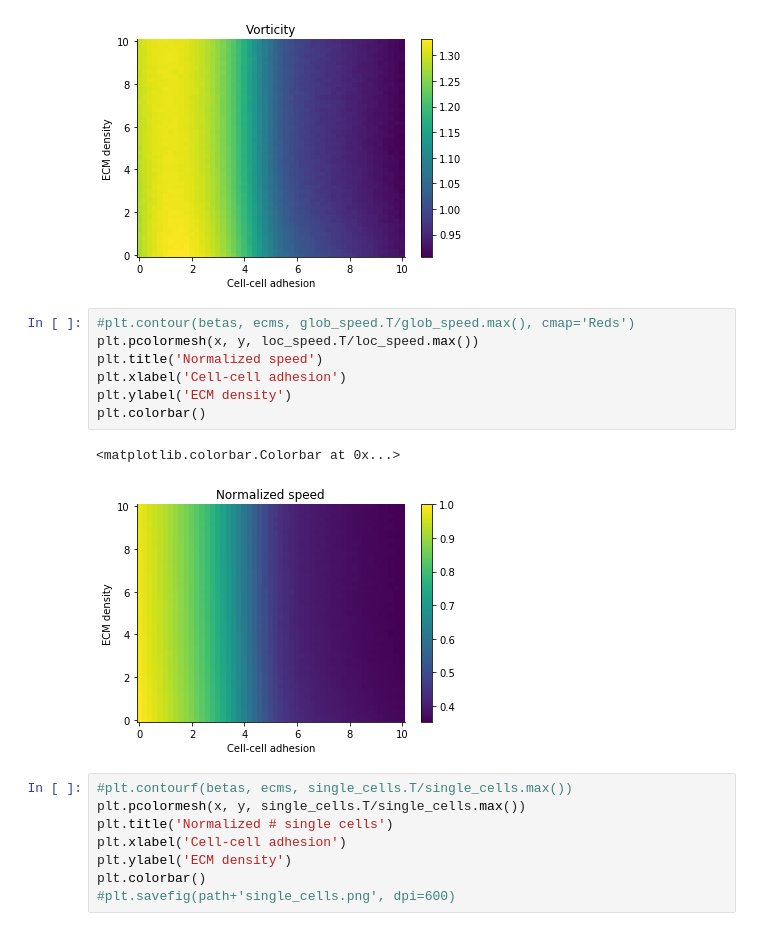
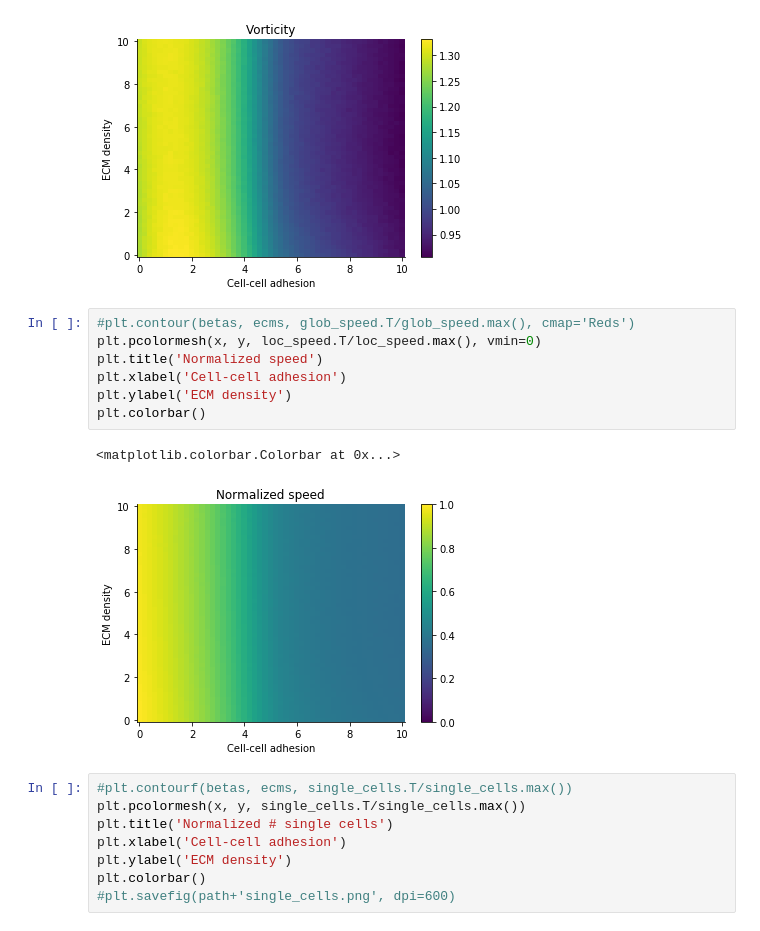
Before and after one commit to harishpjain/jamminglgca, a Jupyter notebook: vorticity_plotting.ipynb, the cells around one changed output. Saved outputs shown, nothing was run; the diff lists cells and outputs as text.

Commit message:
figures

```diff
--- a/vorticity_plotting.ipynb
+++ b/vorticity_plotting.ipynb
@@ -46,14 +46,14 @@ plt.colorbar()
 [figure]
 # %%
 #plt.contour(betas, ecms, glob_speed.T/glob_speed.max(), cmap='Reds')
-plt.pcolormesh(x, y, loc_speed.T/loc_speed.max())
+plt.pcolormesh(x, y, loc_speed.T/loc_speed.max(), vmin=0)
 plt.title('Normalized speed')
 plt.xlabel('Cell-cell adhesion')
 plt.ylabel('ECM density')
 plt.colorbar()
 # %% [output]
 <matplotlib.colorbar.Colorbar at 0x...>
-[figure, old version]
+[figure, new version]
 # %%
 #plt.contourf(betas, ecms, single_cells.T/single_cells.max())
 plt.pcolormesh(x, y, single_cells.T/single_cells.max())
```
Also changed, not shown: 1 other file.
